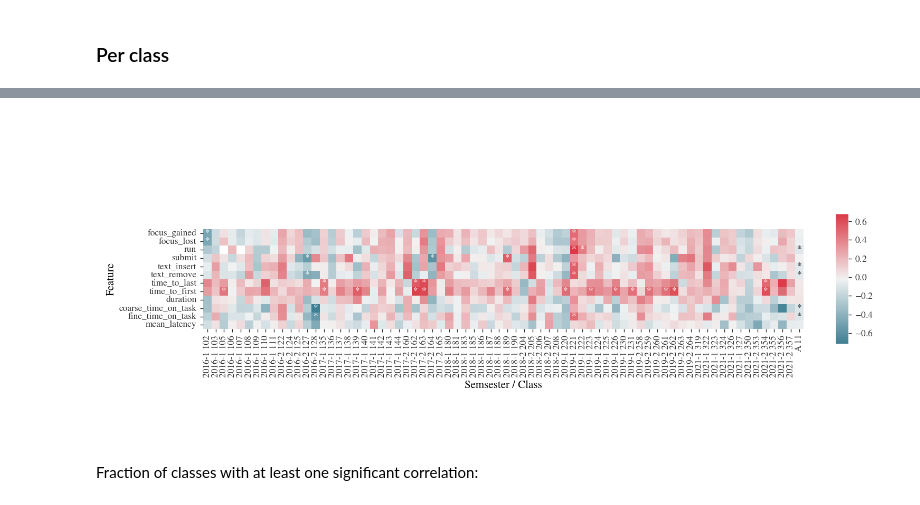
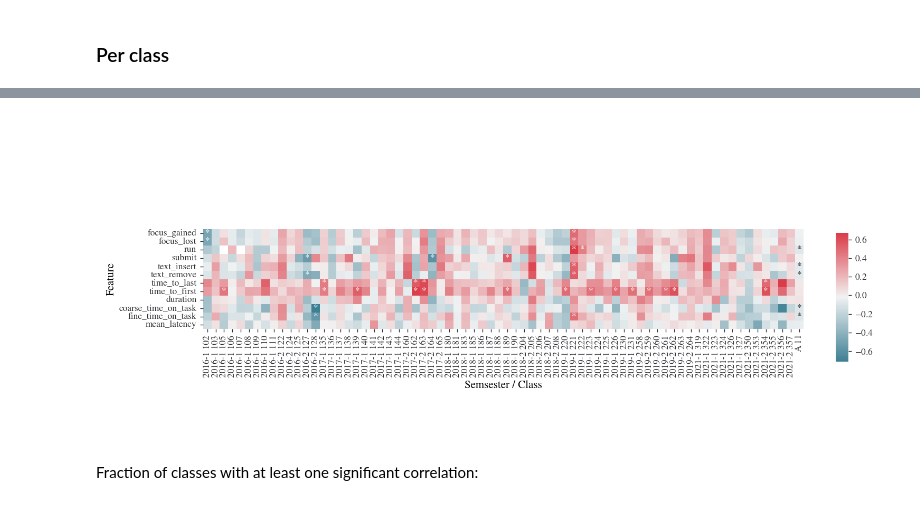
Before and after one commit to zacps/g-is-for-generalisation, a Jupyter notebook: EDA_large.ipynb, the cells around one changed output, grey strips where cells are left out. Saved outputs shown, nothing was run; the diff lists cells and outputs as text; code cells hidden in the pictures.

```diff
--- a/EDA_large.ipynb
+++ b/EDA_large.ipynb
@@ -244,35 +280,35 @@ for (index, group), (_, grades_group) in zip(summary_features.groupby(['semester
 per_class_correlations.append(summary_features.assign(final=grades).corr()['final'])
 per_class_p.append(summary_features.assign(final=grades).corr(method=lambda x, y: stats.pearsonr(x,y)[1])['final'])
 indexes.append('All')
 
 per_class_correlations = pd.DataFrame(per_class_correlations, index=indexes).T.iloc[:-1,]
 per_class_p = pd.DataFrame(per_class_p, index=indexes).T.iloc[:-1,]
 
 # Bonferroni correction
 per_class_p_uncorrected = per_class_p
 per_class_p = per_class_p.apply(lambda klass: multipletests(klass.to_numpy(), alpha=0.05, method='bonferroni')[1], axis=0)
 
 annot = [[f"{'*' if r < 0.05 else ''}" for val, r in zip(row, q)] for row, q in zip(per_class_correlations.to_numpy(), per_class_p.to_numpy())]
 
 plt.figure(figsize=(12,5))
 ax = sns.heatmap(
     per_class_correlations,
     square=True,
-    cbar_kws={"orientation": "vertical", "fraction": 0.02, "aspect": 10},
+    cbar_kws={"orientation": "vertical", "fraction": 0.02, "aspect": 10, "anchor": (0., 0.4)},
     xticklabels=[" ".join(index) for index in indexes],
     #vmin=-1.,
     #vmax=1.,
     annot=annot,
     fmt='s',
     cmap=cmap
 )
 plt.xlabel("Semsester / Class")
 plt.ylabel("Feature")
 plt.tight_layout()
 plt.savefig('figures/correlations_to_final_by_class.png', bbox_inches='tight')
 plt.savefig('figures/correlations_to_final_by_class.pdf', bbox_inches='tight');
 # %% [output]
-[figure, old version]
+[figure, new version]
 # %% [markdown]
 Fraction of classes with at least one significant correlation:
 # %%
```
Also changed, not shown: parts of 12 cells of this notebook, 5 other files.
